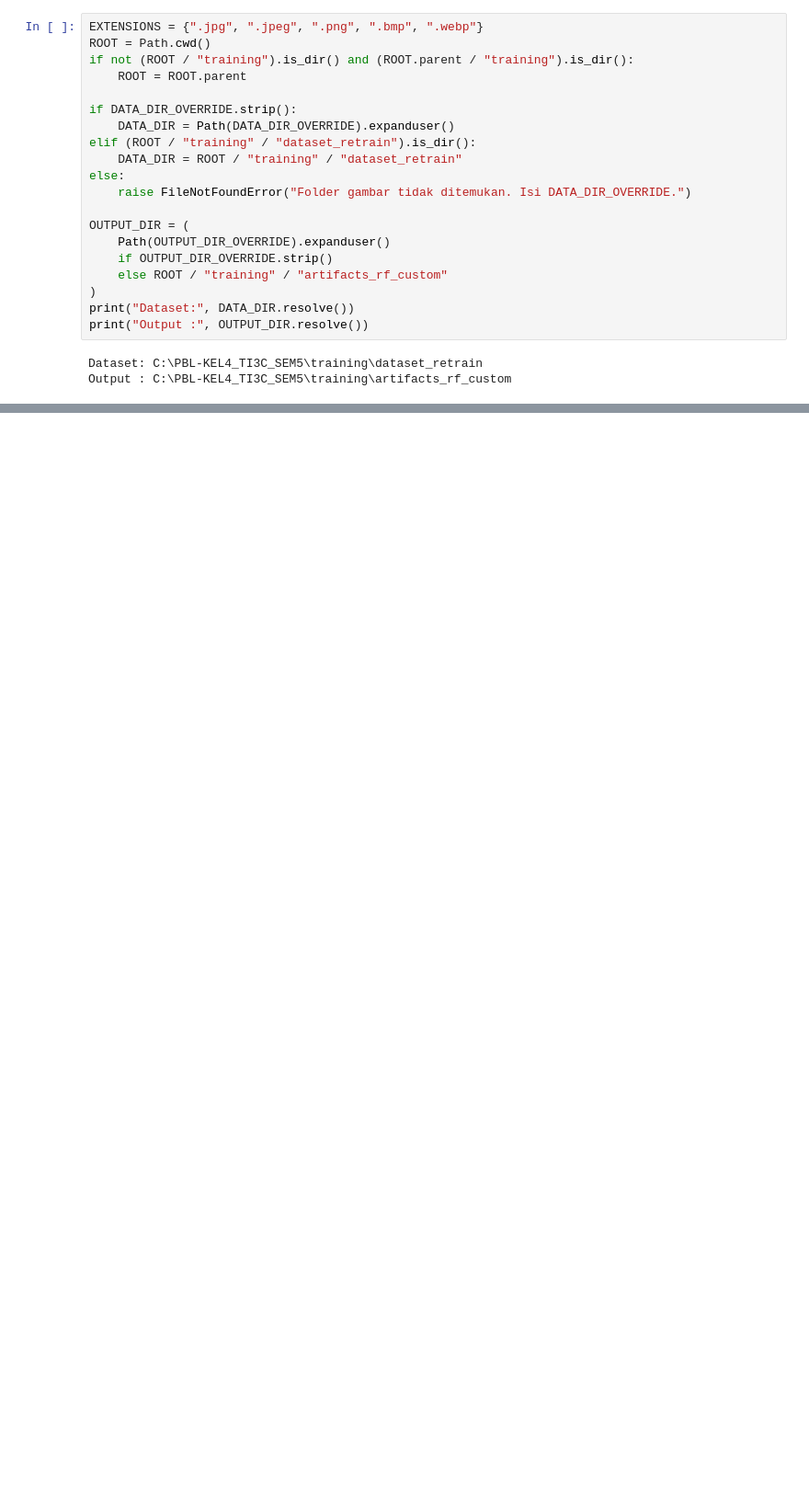
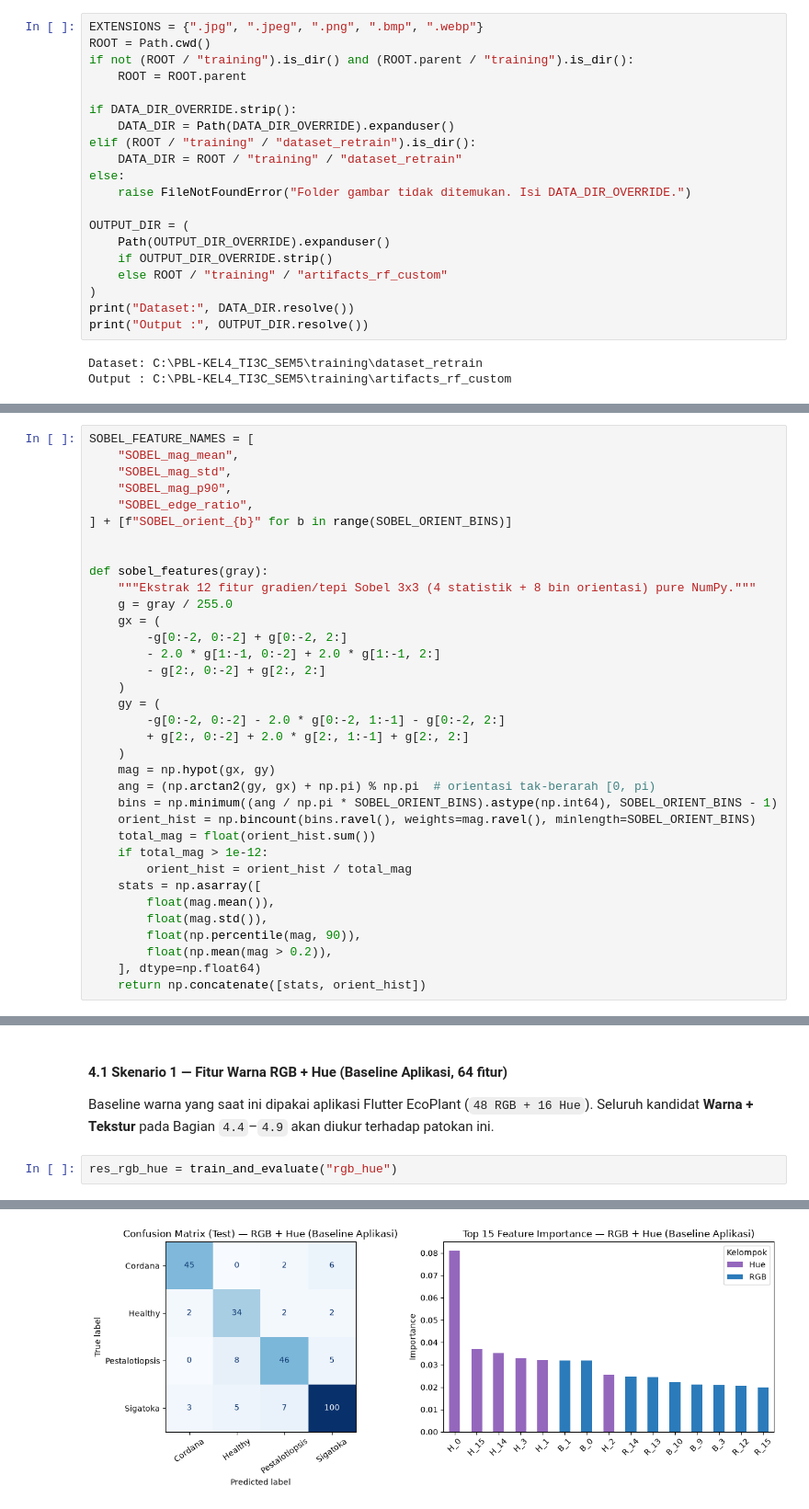
Before and after one commit to SitiMutmainah15/PBL-KEL4_TI3C_SEM5, a Jupyter notebook: training/train_random_forest_custom.ipynb, the cells around one changed output, grey strips where cells are left out. Shown at 92% size. Cells and saved outputs as stored; diff of their text form; blank space fills up the shorter version.

Commit message:
feat: add random forest training notebook and model metadata for ecoplant dataset

```diff
--- a/training/train_random_forest_custom.ipynb
+++ b/training/train_random_forest_custom.ipynb
@@ -192,0 +439,35 @@ Train (779, 64) | Val (275, 64) | Test (267, 64)
+# %%
+SOBEL_FEATURE_NAMES = [
+    "SOBEL_mag_mean",
+    "SOBEL_mag_std",
+    "SOBEL_mag_p90",
+    "SOBEL_edge_ratio",
+] + [f"SOBEL_orient_{b}" for b in range(SOBEL_ORIENT_BINS)]
+
+
+def sobel_features(gray):
+    """Ekstrak 12 fitur gradien/tepi Sobel 3x3 (4 statistik + 8 bin orientasi) pure NumPy."""
+    g = gray / 255.0
+    gx = (
+        -g[0:-2, 0:-2] + g[0:-2, 2:]
+        - 2.0 * g[1:-1, 0:-2] + 2.0 * g[1:-1, 2:]
+        - g[2:, 0:-2] + g[2:, 2:]
+    )
+    gy = (
+        -g[0:-2, 0:-2] - 2.0 * g[0:-2, 1:-1] - g[0:-2, 2:]
+        + g[2:, 0:-2] + 2.0 * g[2:, 1:-1] + g[2:, 2:]
+    )
+    mag = np.hypot(gx, gy)
+    ang = (np.arctan2(gy, gx) + np.pi) % np.pi  # orientasi tak-berarah [0, pi)
+    bins = np.minimum((ang / np.pi * SOBEL_ORIENT_BINS).astype(np.int64), SOBEL_ORIENT_BINS - 1)
+    orient_hist = np.bincount(bins.ravel(), weights=mag.ravel(), minlength=SOBEL_ORIENT_BINS)
+    total_mag = float(orient_hist.sum())
+    if total_mag > 1e-12:
+        orient_hist = orient_hist / total_mag
+    stats = np.asarray([
+        float(mag.mean()),
+        float(mag.std()),
+        float(np.percentile(mag, 90)),
+        float(np.mean(mag > 0.2)),
+    ], dtype=np.float64)
+    return np.concatenate([stats, orient_hist])
@@ -239,0 +734,8 @@ Jumlah pohon: 413
+# %% [markdown]
+#### 4.1 Skenario 1 — Fitur Warna RGB + Hue (Baseline Aplikasi, 64 fitur)
+
+Baseline warna yang saat ini dipakai aplikasi Flutter EcoPlant (`48 RGB + 16 Hue`).
+Seluruh kandidat **Warna + Tekstur** pada Bagian `4.4`–`4.9` akan diukur terhadap patokan ini.
+# %%
+res_rgb_hue = train_and_evaluate("rgb_hue")
+# %% [output]
@@ -239,0 +759 @@ Jumlah pohon: 413
+[figure, added]
```
Also changed, not shown: parts of 45 cells of this notebook, 1 other file.
